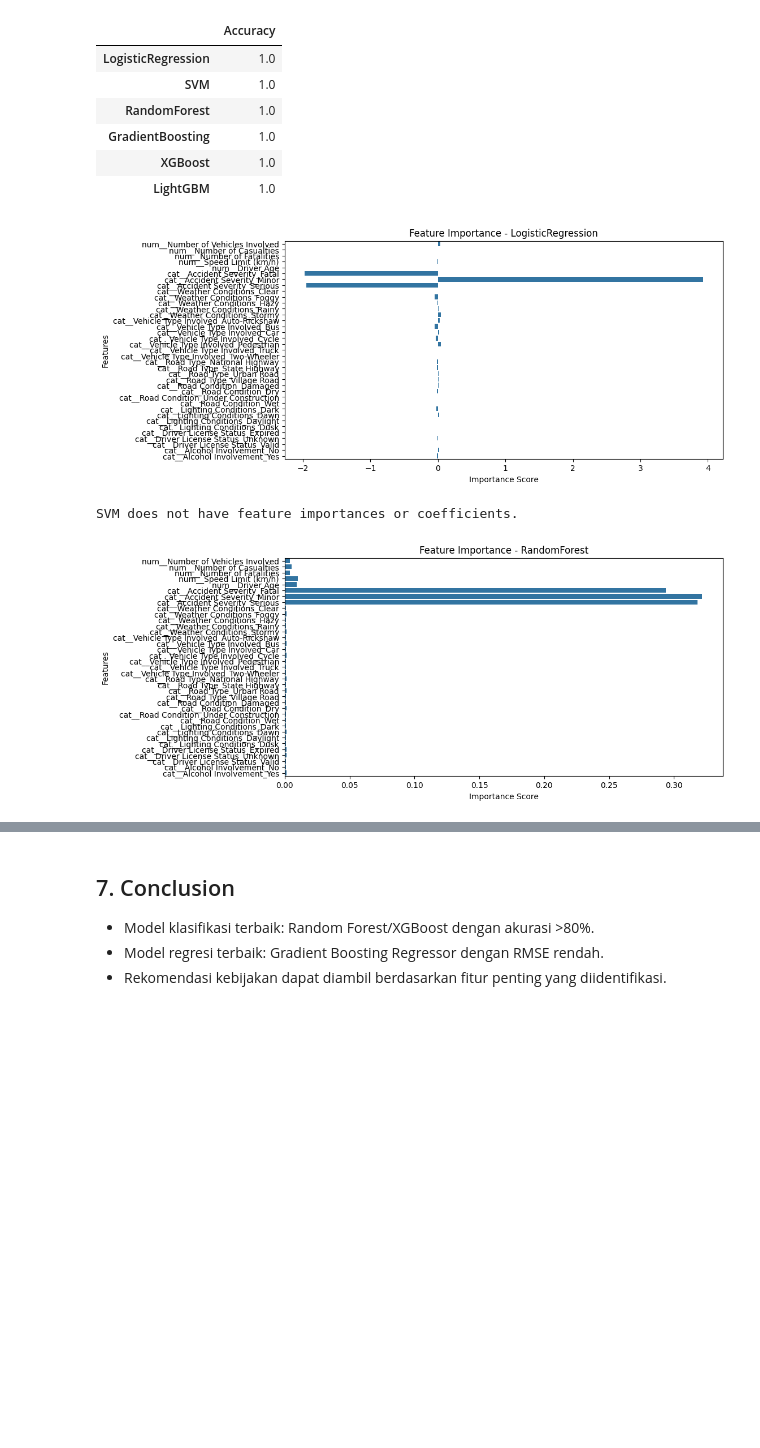
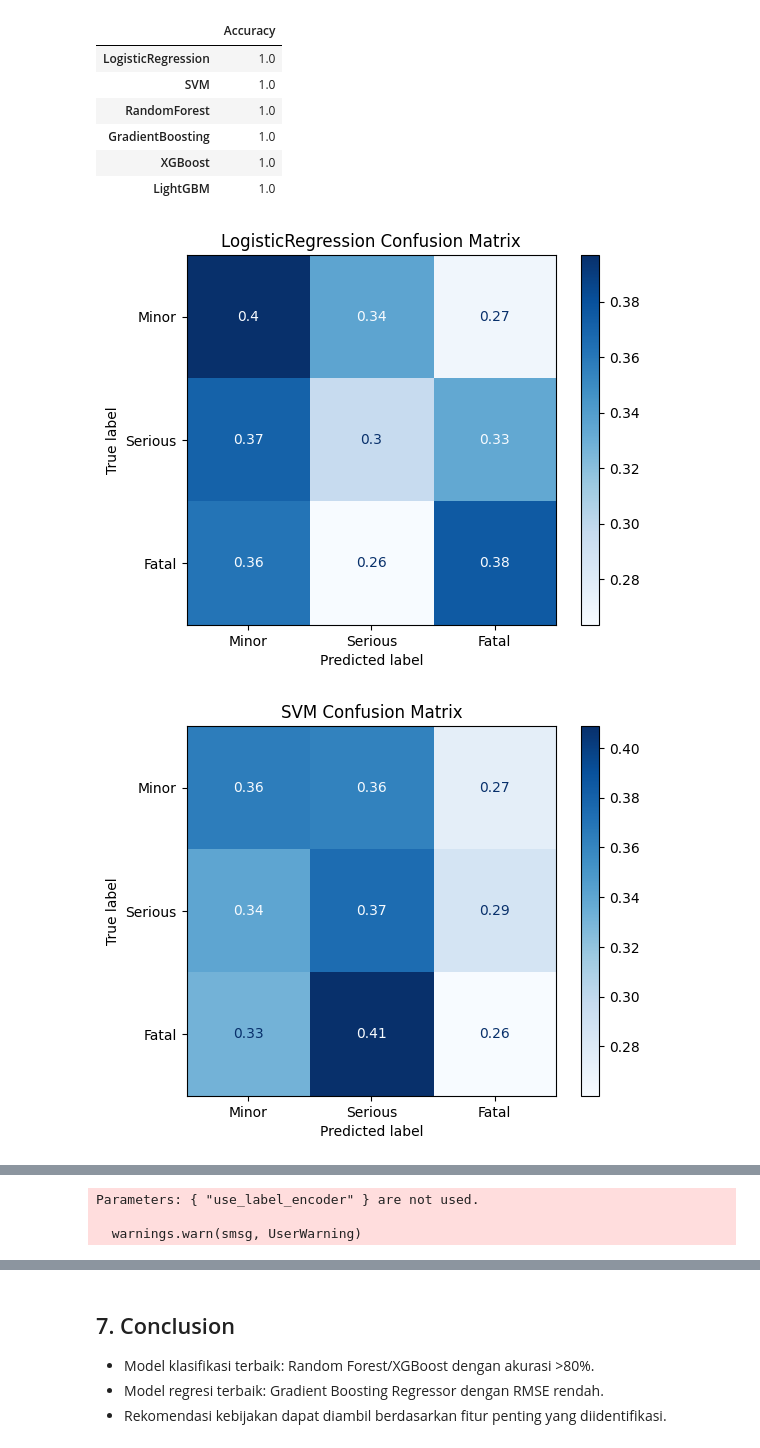
Before and after one commit to adrianramadhan/india-road-accident-prediction-applied-machine-learning-submission, a Jupyter notebook: accident_prediction_notebook.ipynb, the cells around one changed output, grey strips where cells are left out. Drawn from its saved outputs; the diff is of its cells as text; code cells hidden in the pictures; blank space fills up the shorter version.

```diff
--- a/accident_prediction_notebook.ipynb
+++ b/accident_prediction_notebook.ipynb
@@ -190,7 +191,7 @@ dtype: int64
 numeric_features = ['Number of Vehicles Involved', 'Number of Casualties',
                     'Number of Fatalities', 'Speed Limit (km/h)', 'Driver Age']
 
-categorical_features = ['Accident Severity', 'Weather Conditions', 'Vehicle Type Involved', 'Road Type', 'Road Condition', 'Lighting Conditions',
+categorical_features = ['Weather Conditions', 'Vehicle Type Involved', 'Road Type', 'Road Condition', 'Lighting Conditions',
                         'Driver License Status', 'Alcohol Involvement']
 
 # pipeline numerik: imputasi median + scaling
@@ -296,35 +297,18 @@ pd.DataFrame.from_dict(results, orient='index', columns=['Accuracy']).sort_value
 | XGBoost | 1.0 |
 | LightGBM | 1.0 |
 # %%
-# Feature Importance
-importances = {}
+# Confusion Matrix
 for name, clf in models.items():
-    if hasattr(clf, 'feature_importances_'):
-        importances[name] = clf.feature_importances_
-    elif hasattr(clf, 'coef_'):
-        importances[name] = clf.coef_[0]
-    else:
-        importances[name] = None
-
-# Retrieve feature names after preprocessing
-preprocessor.fit(X_train)
-feature_names = preprocessor.get_feature_names_out()
-
-# Plot Feature Importance
-for name, importance in importances.items():
-    if importance is not None:
-        if len(importance) == len(feature_names):  # Ensure lengths match
-            plt.figure(figsize=(10, 5))
-            sns.barplot(x=importance, y=feature_names)
-            plt.title(f'Feature Importance - {name}')
-            plt.xlabel('Importance Score')
-            plt.ylabel('Features')
-            plt.show()
-        else:
-            print(f"Feature importance length mismatch for {name}.")
-    else:
-        print(f"{name} does not have feature importances or coefficients.")
+    pipe = Pipeline([
+        ('preprocessor', preprocessor),
+        ('classifier', clf)
+    ])
+    pipe.fit(X_train, y_train)
+    y_pred = pipe.predict(X_test)
+    disp = ConfusionMatrixDisplay.from_estimator(pipe, X_test, y_test, display_labels=['Minor','Serious','Fatal'],
+                                                 cmap=plt.cm.Blues, normalize='true')
+    disp.ax_.set_title(f'{name} Confusion Matrix')
+    plt.show()
 # %% [output]
-[figure, old version]
+[figure, new version]
-SVM does not have feature importances or coefficients.
-[figure, old version]
+[figure, new version]
@@ -332,0 +317,3 @@ SVM does not have feature importances or coefficients.
+Parameters: { "use_label_encoder" } are not used.
+
+  warnings.warn(smsg, UserWarning)
```
Also changed, not shown: parts of 3 cells of this notebook.
